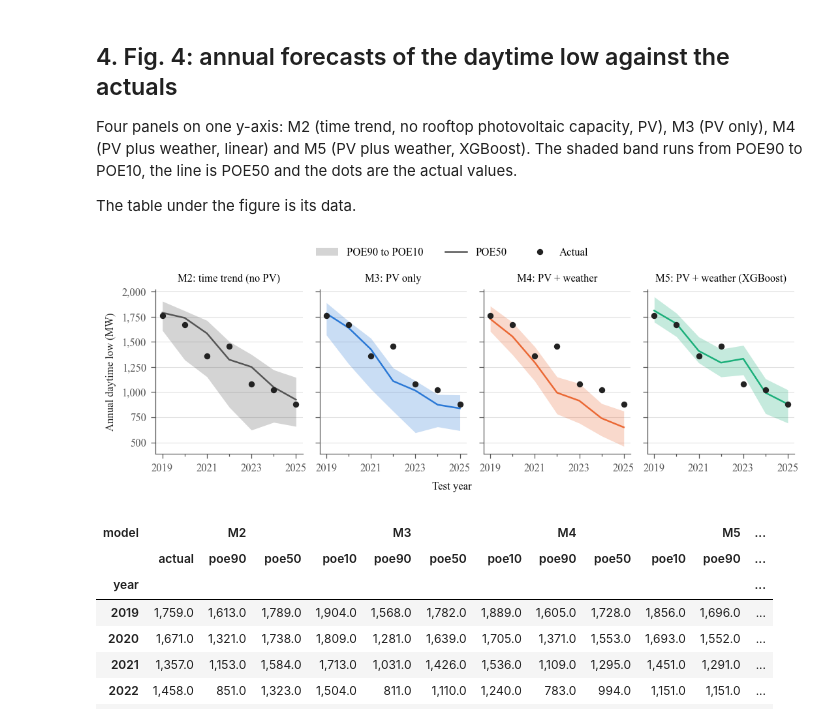
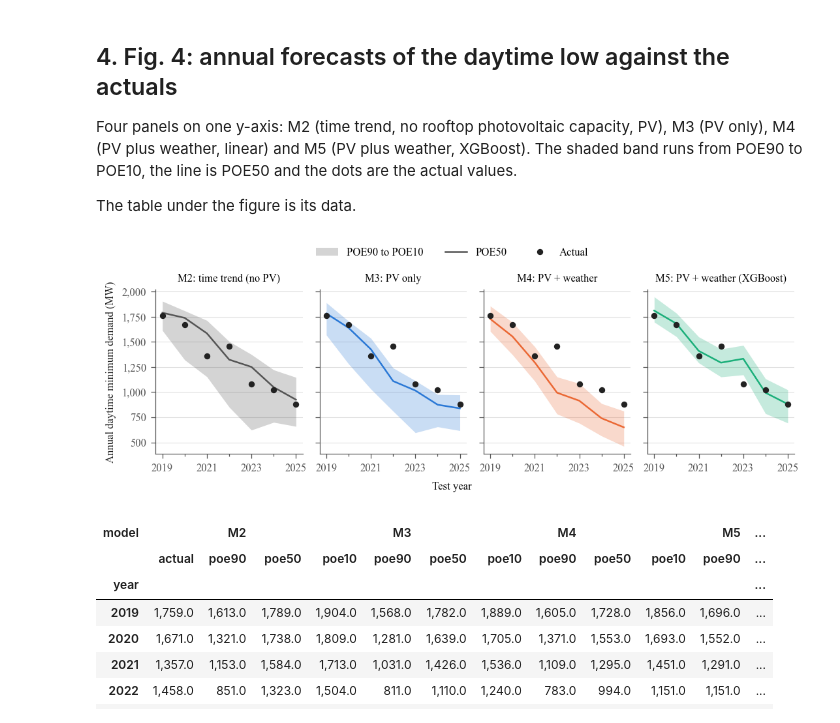
Before and after one commit to mssamhan31/PyNMDF, a Jupyter notebook: publication/01_conference/notebooks/06_results_forecast_comparison.ipynb, the cells around one changed output. Cells and saved outputs as stored; diff of their text form; code cells hidden in the pictures.

```diff
--- a/publication/01_conference/notebooks/06_results_forecast_comparison.ipynb
+++ b/publication/01_conference/notebooks/06_results_forecast_comparison.ipynb
@@ -114,10 +114,10 @@ The table under the figure is its data.
 # %%
 panels = ["M2", "M3", "M4", "M5"]
 annual = forecasts[(forecasts["target"] == "daytime_low") & (forecasts["level"] == "annual")]
-figure = plots.poe_bands(annual, panels, "Annual daytime low (MW)")
+figure = plots.poe_bands(annual, panels, "Annual daytime minimum demand (MW)")
 plots.save_figure(figure, figures, "fig4")
 # %% [output]
-[figure, old version]
+[figure, new version]
 # %%
 drawn = annual[annual["model"].isin(panels)]
 bands = drawn.pivot(index="year", columns="model", values=["poe90", "poe50", "poe10"])
```
Also changed, not shown: 29 other files.
